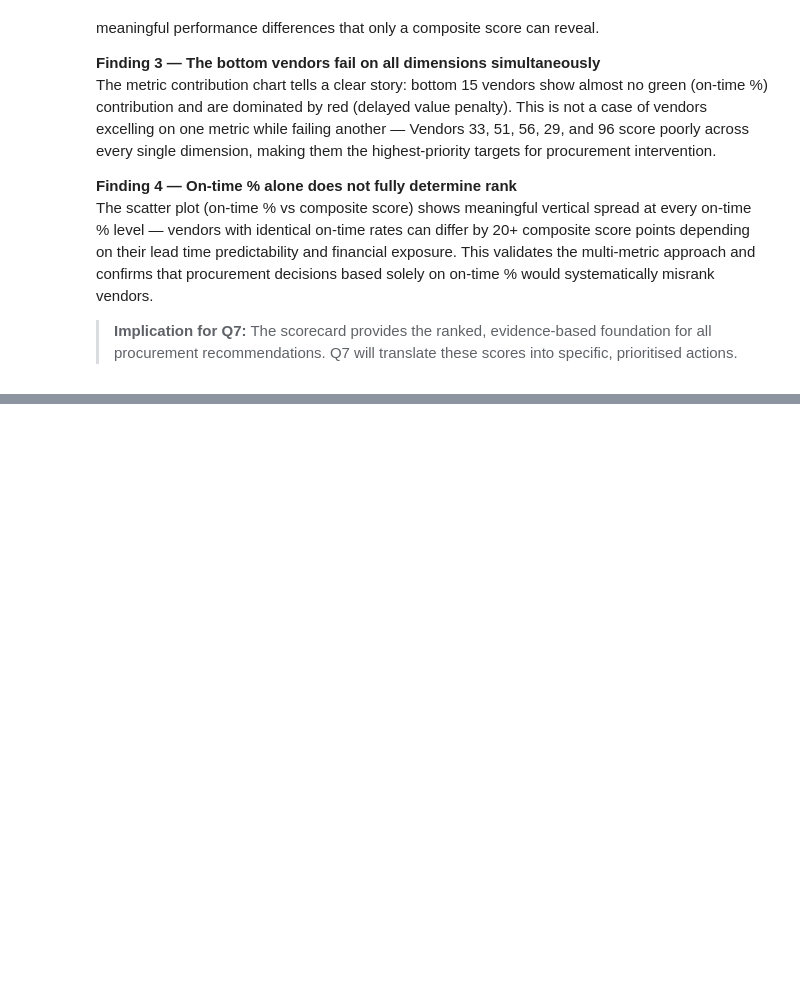
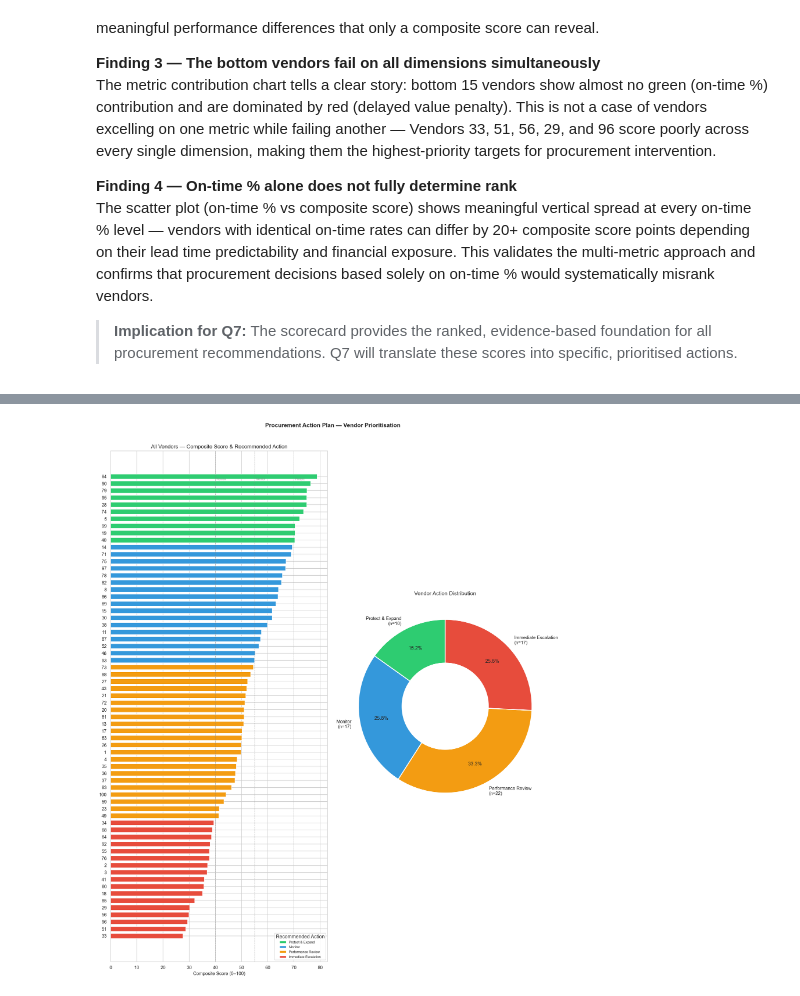
Before and after one commit to Muhammad-Umer-Riaz/data-analyst-portfolio, a Jupyter notebook: Supplier_Performance_Analysis/supplier_performance_analysis.ipynb, the cells around one changed output, grey strips where cells are left out. Saved outputs shown, nothing was run; the diff lists cells and outputs as text; code cells hidden in the pictures; blank space fills up the shorter version.

```diff
--- a/Supplier_Performance_Analysis/supplier_performance_analysis.ipynb
+++ b/Supplier_Performance_Analysis/supplier_performance_analysis.ipynb
@@ -1988,0 +2108,55 @@ The scatter plot (on-time % vs composite score) shows meaningful vertical spread
+# %%
+# ── Plot: Full vendor ranking with action classification ──────────────────────
+fig, axes = plt.subplots(1, 2, figsize=(16, max(8, len(df_scorecard) * 0.28)))
+fig.suptitle("Procurement Action Plan — Vendor Prioritisation",
+             fontsize=14, fontweight='bold', y=1.01)
+
+# ── Left: Ranked bar chart coloured by action ────────────────────────────────
+colors = [action_colors[a] for a in df_scorecard['recommended_action']]
+axes[0].barh(df_scorecard['vendor_id'].astype(str),
+             df_scorecard['composite_score'],
+             color=colors, edgecolor='white', height=0.7)
+axes[0].invert_yaxis()
+axes[0].set_xlabel("Composite Score (0–100)")
+axes[0].set_title("All Vendors — Composite Score & Recommended Action")
+
+# Score threshold lines
+for threshold, label in [(70, 'Protect'), (55, 'Monitor'), (40, 'Review')]:
+    axes[0].axvline(threshold, color='grey', linestyle='--',
+                    linewidth=0.8, alpha=0.5)
+    axes[0].text(threshold + 0.5, 0.5, label,
+                 fontsize=7, color='grey', alpha=0.7)
+
+from matplotlib.patches import Patch
+legend_elements = [
+    Patch(facecolor=c, label=a)
+    for a, c in action_colors.items()
+]
+axes[0].legend(handles=legend_elements, title='Recommended Action',
+               loc='lower right', fontsize=8)
+
+# ── Right: Action breakdown donut chart ──────────────────────────────────────
+action_order  = ['Protect & Expand', 'Monitor',
+                 'Performance Review', 'Immediate Escalation']
+action_vals   = [action_counts.get(a, 0) for a in action_order]
+action_clrs   = [action_colors[a] for a in action_order]
+
+wedges, texts, autotexts = axes[1].pie(
+    action_vals,
+    labels=[f"{a}\n(n={v})" for a, v in zip(action_order, action_vals)],
+    colors=action_clrs,
+    autopct='%1.1f%%',
+    startangle=90,
+    wedgeprops=dict(edgecolor='white', linewidth=2),
+    pctdistance=0.75
+)
+# Draw donut hole
+centre_circle = plt.Circle((0, 0), 0.50, fc='white')
+axes[1].add_artist(centre_circle)
+axes[1].set_title("Vendor Action Distribution")
+
+plt.tight_layout()
+plt.savefig("procurement_action_plan.png", bbox_inches='tight')
+plt.show()
+# %% [output]
+[figure, added]
```
Also changed, not shown: parts of 16 cells of this notebook.
